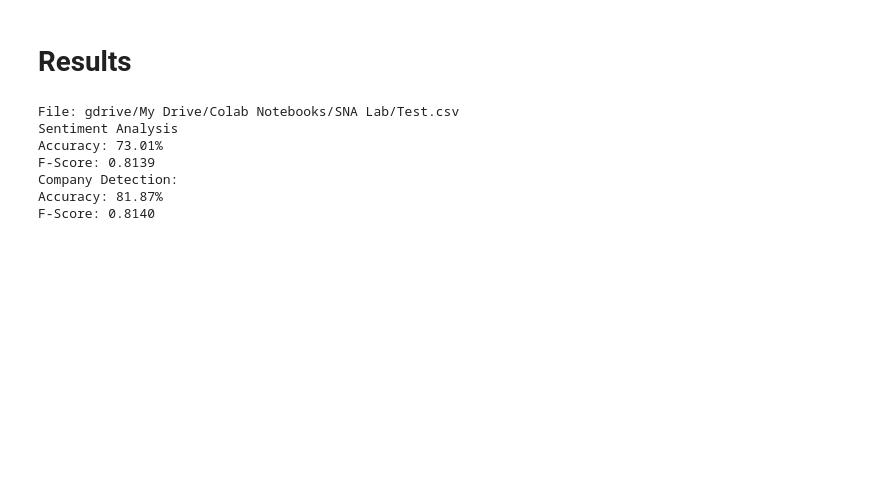
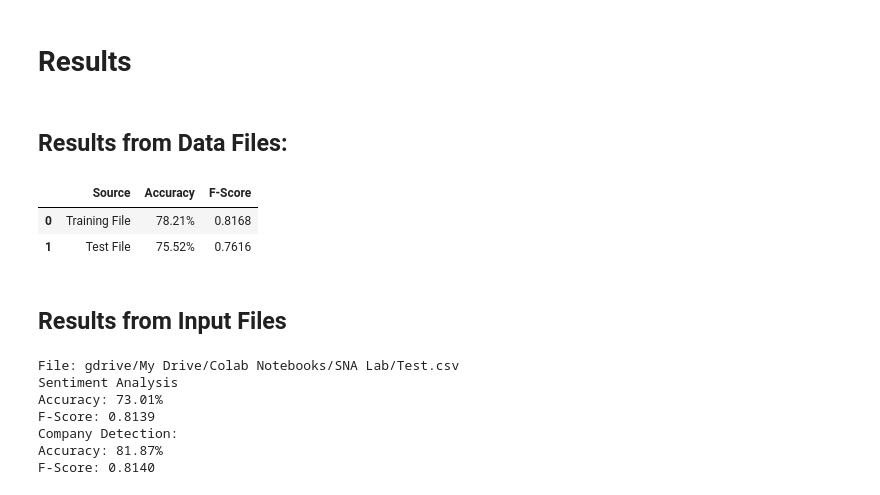
Before and after one commit to shivammehta007/NLPResearch, a Jupyter notebook: Tutorials/Natural Language Processing/SNA_Assignemnt.ipynb, the cells around one changed output. Cells and saved outputs as stored; diff of their text form; code cells hidden in the pictures; blank space fills up the shorter version.

Commit message:
Printing Results in the End in the Tabular Format

```diff
--- a/Tutorials/Natural Language Processing/SNA_Assignemnt.ipynb
+++ b/Tutorials/Natural Language Processing/SNA_Assignemnt.ipynb
@@ -534,6 +548,19 @@ print(f1_company)
 0.8140346938028314
 # %% [markdown]
 # Results
+# %% [markdown]
+## Results from Data Files:
+# %%
+results = { 'Source' : ['Training File', 'Test File'], 'Accuracy' : [f'{train_acc*100: .2f}%', f'{test_acc*100: .2f}%'], 'F-Score' : [f'{train_f_score: .4f}', f'{f_score: .4f}']}
+# %%
+results_pd = pd.DataFrame(results)
+results_pd
+# %% [output]
+|  | Source | Accuracy | F-Score |
+| 0 | Training File | 78.21% | 0.8168 |
+| 1 | Test File | 75.52% | 0.7616 |
+# %% [markdown]
+## Results from Input Files
 # %%
 print(f'File: {name_of_file}')
 print(f'Sentiment Analysis \nAccuracy: {input_acc*100:.2f}%')
```
Also changed, not shown: parts of 4 cells of this notebook.
